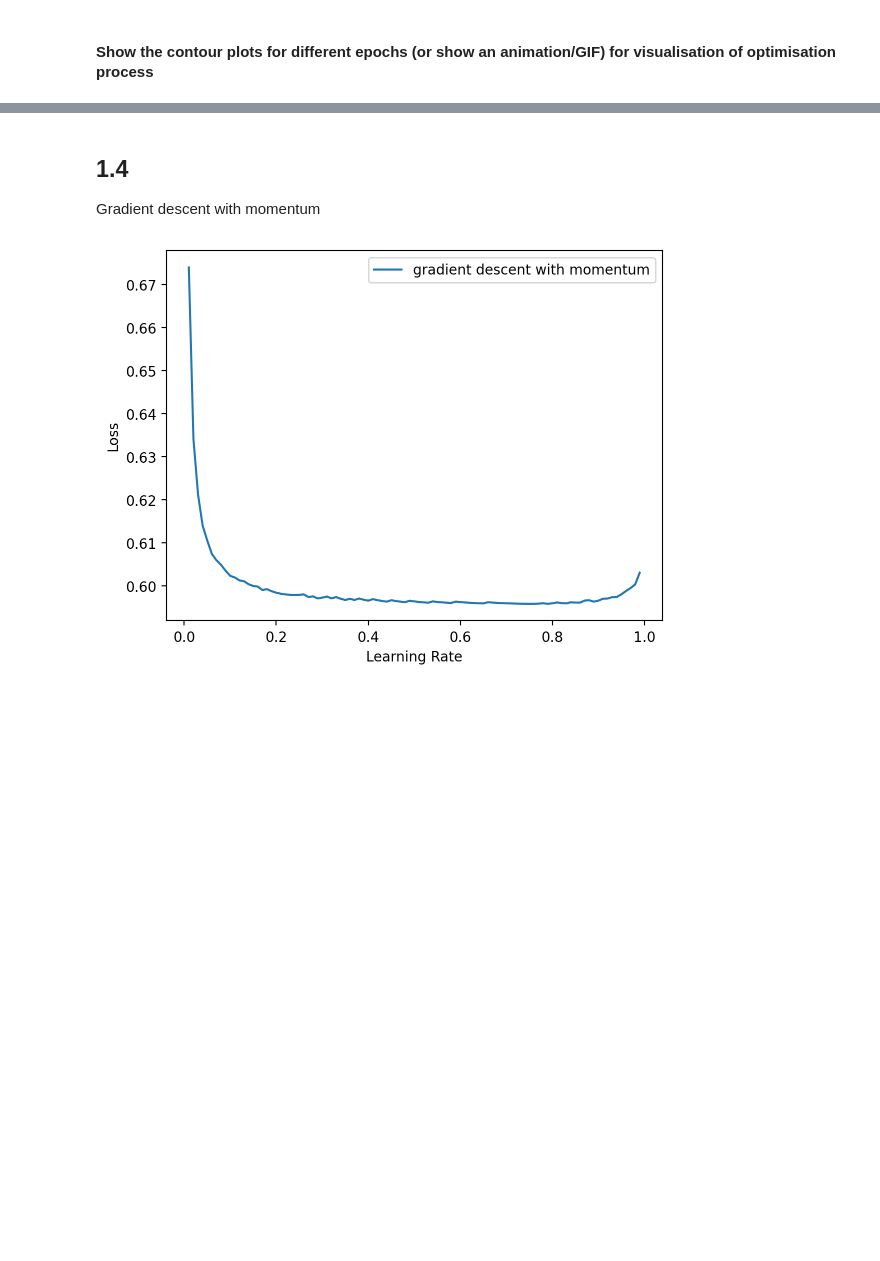
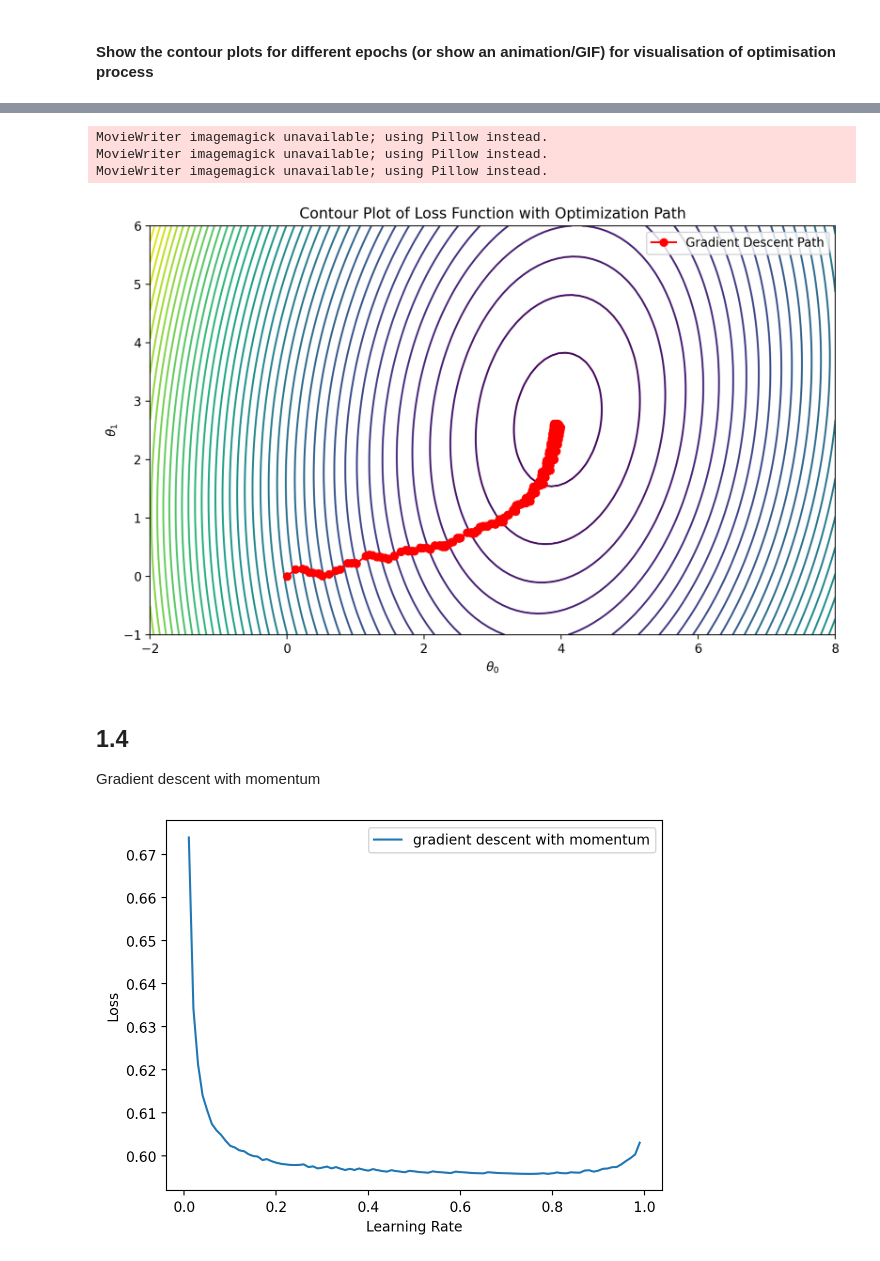
Before and after one commit to shadowscythe03/es335-24-fall-assignment-2, a Jupyter notebook: task_1.ipynb, the cells around one changed output, grey strips where cells are left out. Cells and saved outputs as stored; diff of their text form; code cells hidden in the pictures; blank space fills up the shorter version.

```diff
--- a/task_1.ipynb
+++ b/task_1.ipynb
@@ -489,26 +489,40 @@ plt.show()
 [figure]
 # %%
-# from matplotlib.animation import FuncAnimation
-# fig, ax = plt.subplots(figsize=(10, 6))
-# contour = ax.contour(theta0_grid, theta1_grid, loss_grid, levels=50, cmap='viridis')
-# line, = ax.plot([], [], 'r-o', label='Gradient Descent Path')
-# ax.set_xlabel(r'$\theta_0$')
-# ax.set_ylabel(r'$\theta_1$')
-# ax.set_title('Contour Plot of Loss Function with Optimization Path')
-# ax.legend()
-# def init():
-#     line.set_data([], [])
-#     return line,
+from matplotlib.animation import FuncAnimation
+fig, ax = plt.subplots(figsize=(10, 6))
+contour = ax.contour(theta0_grid, theta1_grid, loss_grid, levels=50, cmap='viridis')
+line, = ax.plot([], [], 'r-o', label='Gradient Descent Path')
+ax.set_xlabel(r'$\theta_0$')
+ax.set_ylabel(r'$\theta_1$')
+ax.set_title('Contour Plot of Loss Function with Optimization Path')
+ax.legend()
+def init():
+    line.set_data([], [])
+    return line,
 
-# # Update function for the animation
-# def update(i):
-#     line.set_data(t0_hist_full[:i+1], t1_hist_full[:i+1])
-#     return line,
+# Update function for the animation
+def update_full(i):
+    line.set_data(t0_hist_full[:i+1], t1_hist_full[:i+1])
+    return line,
+def update_mini(i):
+    line.set_data(t0_hist_mini[:i+1], t1_hist_mini[:i+1])
+    return line,
+def update_stoc(i):
+    line.set_data(t0_hist_stoc[:i+1], t1_hist_stoc[:i+1])
+    return line,
 
-# # Create the animation
-# ani = FuncAnimation(fig, update, frames=len(t0_hist_full), init_func=init, blit=True, repeat=False)
-# ani.save('Full_batch_grad.gif', writer='imagemagick')
-# plt.show()
+# Create the animation
+ani = FuncAnimation(fig, update_full, frames=len(t0_hist_full), init_func=init, blit=True, repeat=False)
+ani.save('results/Full_batch_grad.gif', writer='imagemagick')
+ani = FuncAnimation(fig, update_mini, frames=len(t0_hist_mini), init_func=init, blit=True, repeat=False)
+ani.save('results/Mini_batch_grad.gif', writer='imagemagick')
+ani = FuncAnimation(fig, update_stoc, frames=len(t0_hist_stoc), init_func=init, blit=True, repeat=False)
+ani.save('results/Stochastic_grad.gif', writer='imagemagick')
+# %% [output]
+MovieWriter imagemagick unavailable; using Pillow instead.
+MovieWriter imagemagick unavailable; using Pillow instead.
+MovieWriter imagemagick unavailable; using Pillow instead.
+[figure, added]
 # %% [markdown]
 ## 1.4
 
```
Also changed, not shown: parts of 8 cells of this notebook, 5 other files.
